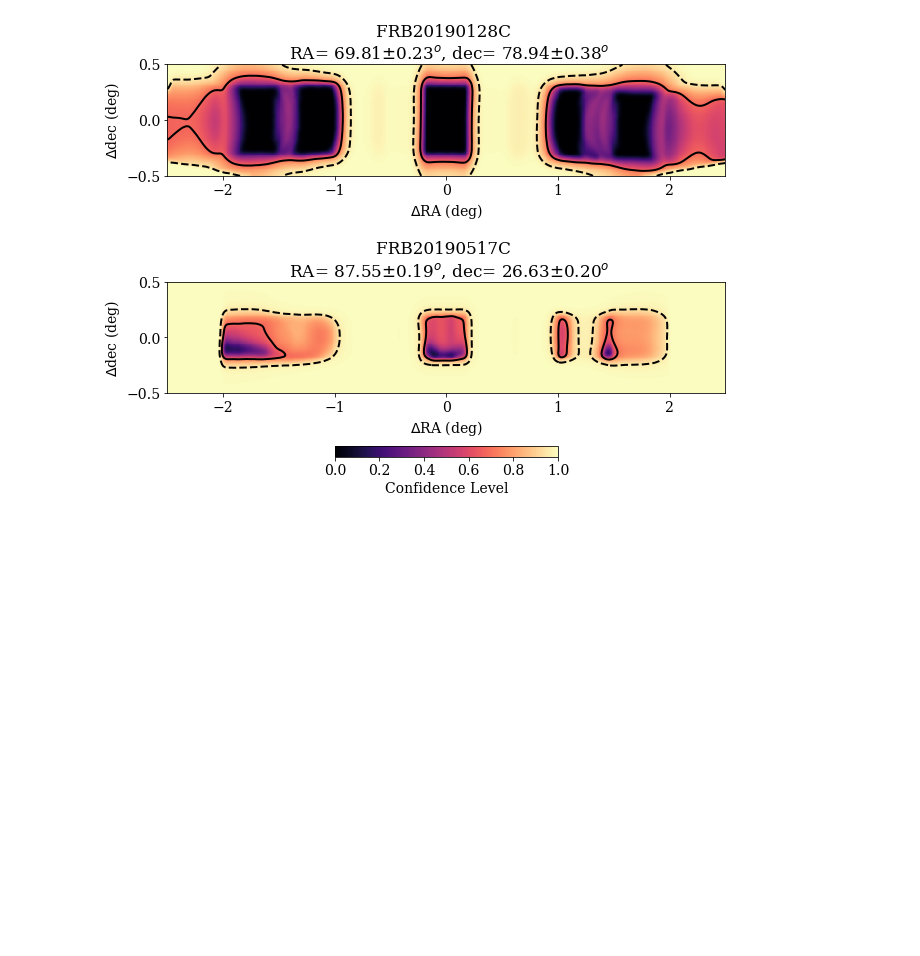
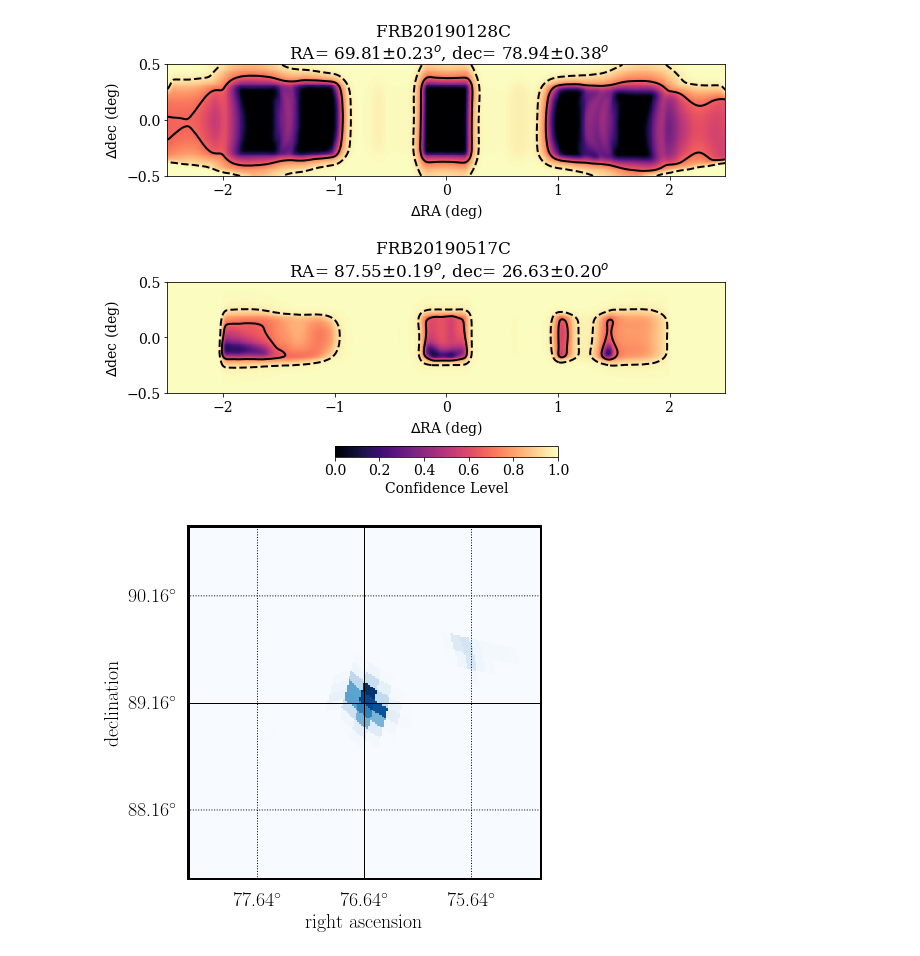
Before and after one commit to jessiethw/FRB, a Jupyter notebook: localizations.ipynb, the cells around one changed output. Cells and saved outputs as stored; diff of their text form; code cells hidden in the pictures; blank space fills up the shorter version.

Commit message:
added healpy maps and switched to ring format

```diff
--- a/localizations.ipynb
+++ b/localizations.ipynb
@@ -6,7 +6,8 @@ import matplotlib as mpl
 import h5py as h5
 import healpy as hp
 
-mpl.rcParams['font.size'] = 20
+mpl.style.use('/home/apizzuto/Nova/scripts/novae_plots_nb.mplstyle')
+#mpl.rcParams['font.size'] = 20
 # %%
 #making 2 sample localization plots with files from chime cat 1
 f1 = h5.File('catalog/FRB20190128C_localization.h5','r')
@@ -134,0 +176,20 @@ plt.savefig('./frb_param_plots/sample1_locpdfs.png')
+# %%
+frb_base = '/home/jthwaites/FRB/catalog/'
+frb = frb_base + 'FRB20190320E_localization.h5'
+f = h5.File(frb, 'r')
+
+ra = np.radians(f['/'].attrs['ra'])
+dec = np.radians(f['/'].attrs['dec'])
+
+original_nside = f['healpix'].attrs['nside']
+new_nside=512
+ipix, CL = f['healpix/ipix'][()], f['healpix/CL'][()]
+probs = (1. - CL)/ (1. - CL).sum()
+frb_probs = np.zeros(hp.nside2npix(original_nside))
+frb_probs[ipix] = probs
+frb_probs = hp.ud_grade(frb_probs,
+                new_nside, order_in='NESTED', order_out='RING')
+# %%
+plot_zoom(frb_probs, ra, dec, reso=1)
+# %% [output]
+[figure, added]
```
Also changed, not shown: parts of 3 cells of this notebook.
